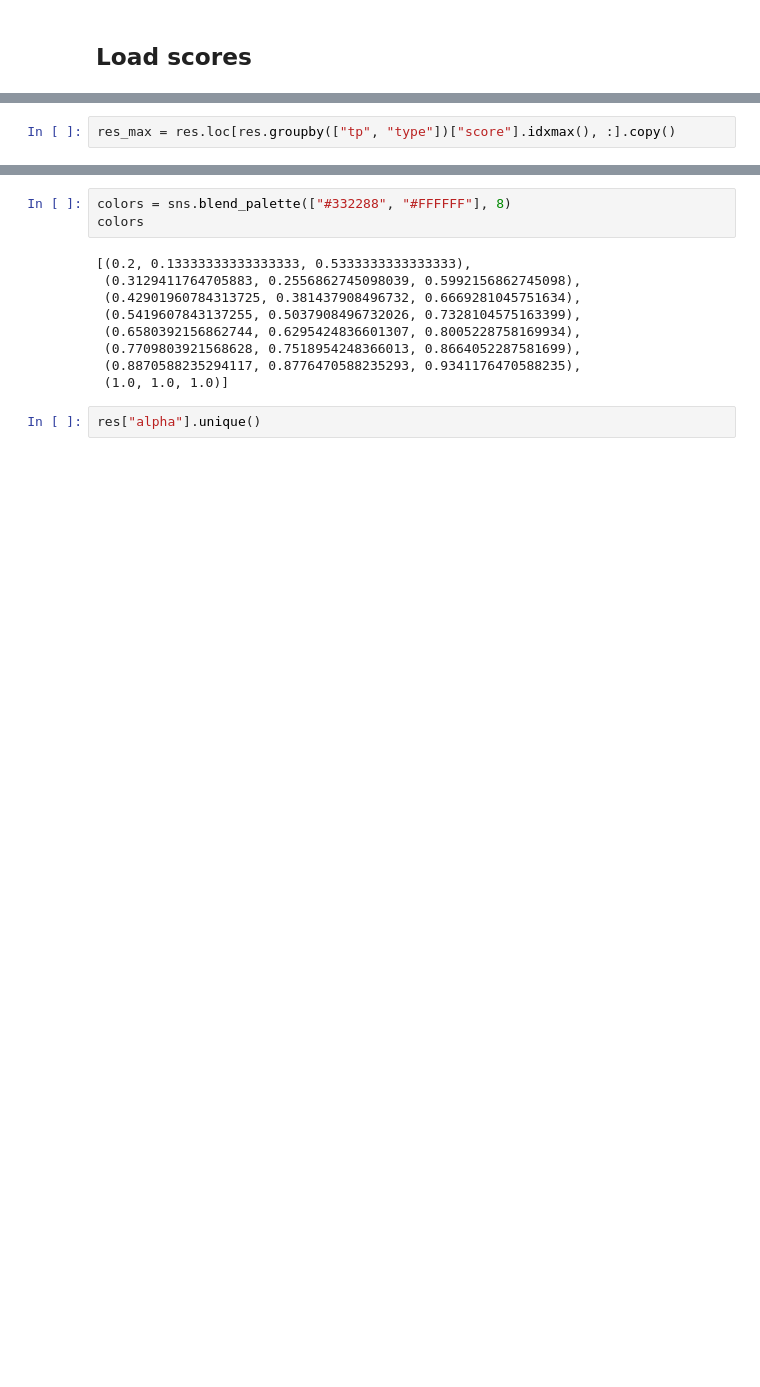
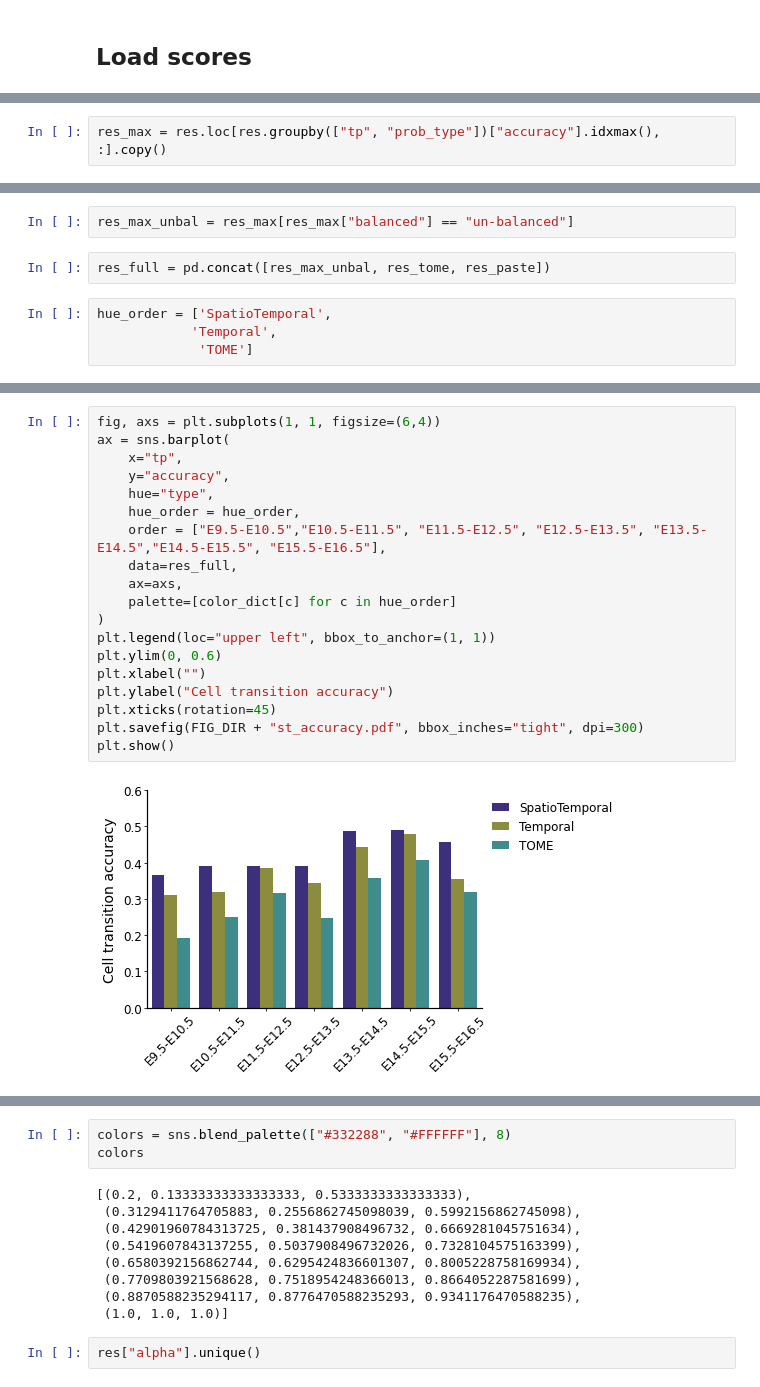
Before and after one commit to theislab/moscot-framework_reproducibility, a Jupyter notebook: notebooks/space/spatiotemporal/1_Cell_type_transition_analysis/0_grid_search/ZP_2023-04-20_spatiotemporal_fullembryo-accuracy.ipynb, the cells around one changed output, grey strips where cells are left out. Drawn from its saved outputs; the diff is of its cells as text; blank space fills up the shorter version.

```diff
--- a/notebooks/space/spatiotemporal/1_Cell_type_transition_analysis/0_grid_search/ZP_2023-04-20_spatiotemporal_fullembryo-accuracy.ipynb
+++ b/notebooks/space/spatiotemporal/1_Cell_type_transition_analysis/0_grid_search/ZP_2023-04-20_spatiotemporal_fullembryo-accuracy.ipynb
@@ -86,3 +178,3 @@ res["score"] = res["score"].astype(float)
 res = res.reset_index()
 # %%
-res_max = res.loc[res.groupby(["tp", "type"])["score"].idxmax(), :].copy()
+res_max = res.loc[res.groupby(["tp", "prob_type"])["accuracy"].idxmax(), :].copy()
@@ -115,0 +241,8 @@ plt.show()
+# %%
+res_max_unbal = res_max[res_max["balanced"] == "un-balanced"]
+# %%
+res_full = pd.concat([res_max_unbal, res_tome, res_paste])
+# %%
+hue_order = ['SpatioTemporal',
+            'Temporal',
+             'TOME']
@@ -115,0 +265,21 @@ plt.show()
+# %%
+fig, axs = plt.subplots(1, 1, figsize=(6,4))
+ax = sns.barplot(
+    x="tp",
+    y="accuracy",
+    hue="type",
+    hue_order = hue_order,
+    order = ["E9.5-E10.5","E10.5-E11.5", "E11.5-E12.5", "E12.5-E13.5", "E13.5-E14.5","E14.5-E15.5", "E15.5-E16.5"],
+    data=res_full,
+    ax=axs,
+    palette=[color_dict[c] for c in hue_order]
+)
+plt.legend(loc="upper left", bbox_to_anchor=(1, 1))
+plt.ylim(0, 0.6)
+plt.xlabel("")
+plt.ylabel("Cell transition accuracy")
+plt.xticks(rotation=45)
+plt.savefig(FIG_DIR + "st_accuracy.pdf", bbox_inches="tight", dpi=300)
+plt.show()
+# %% [output]
+[figure, added]
```
Also changed, not shown: parts of 35 cells of this notebook, 22 other files.
